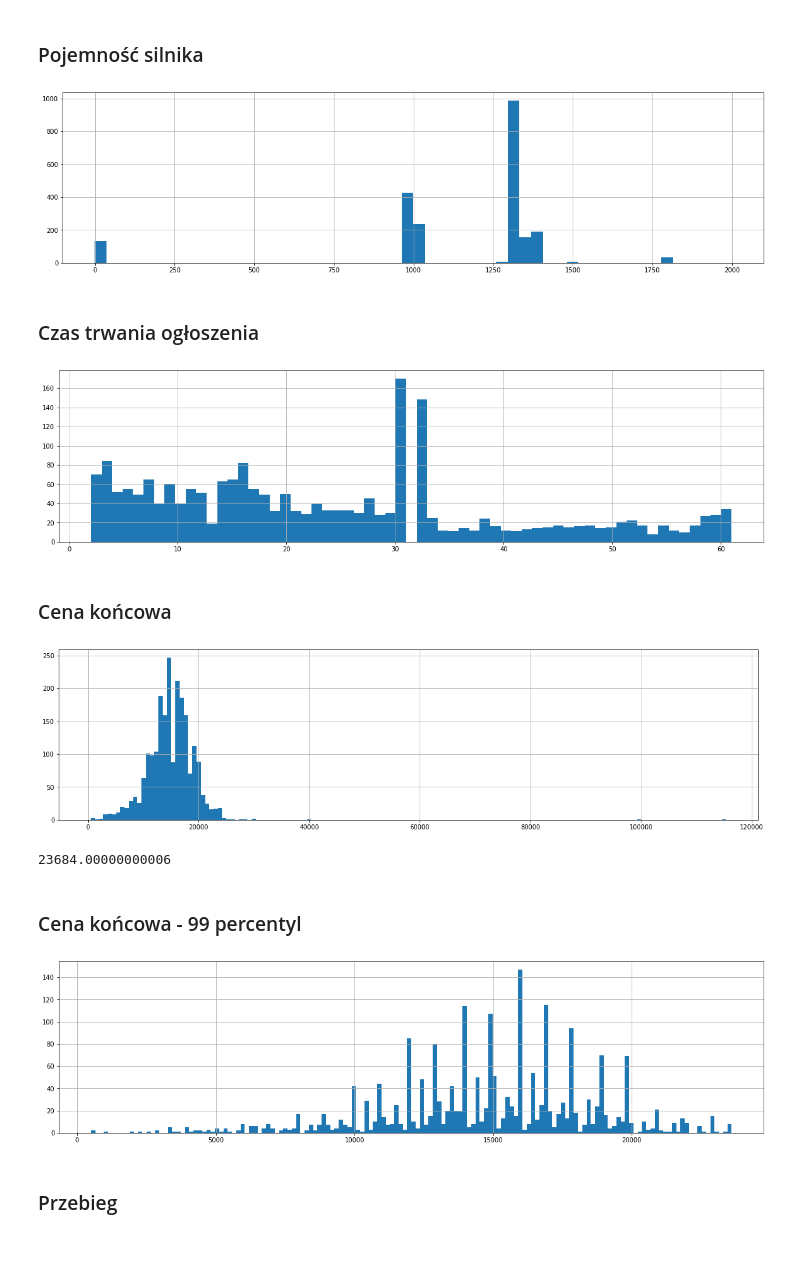
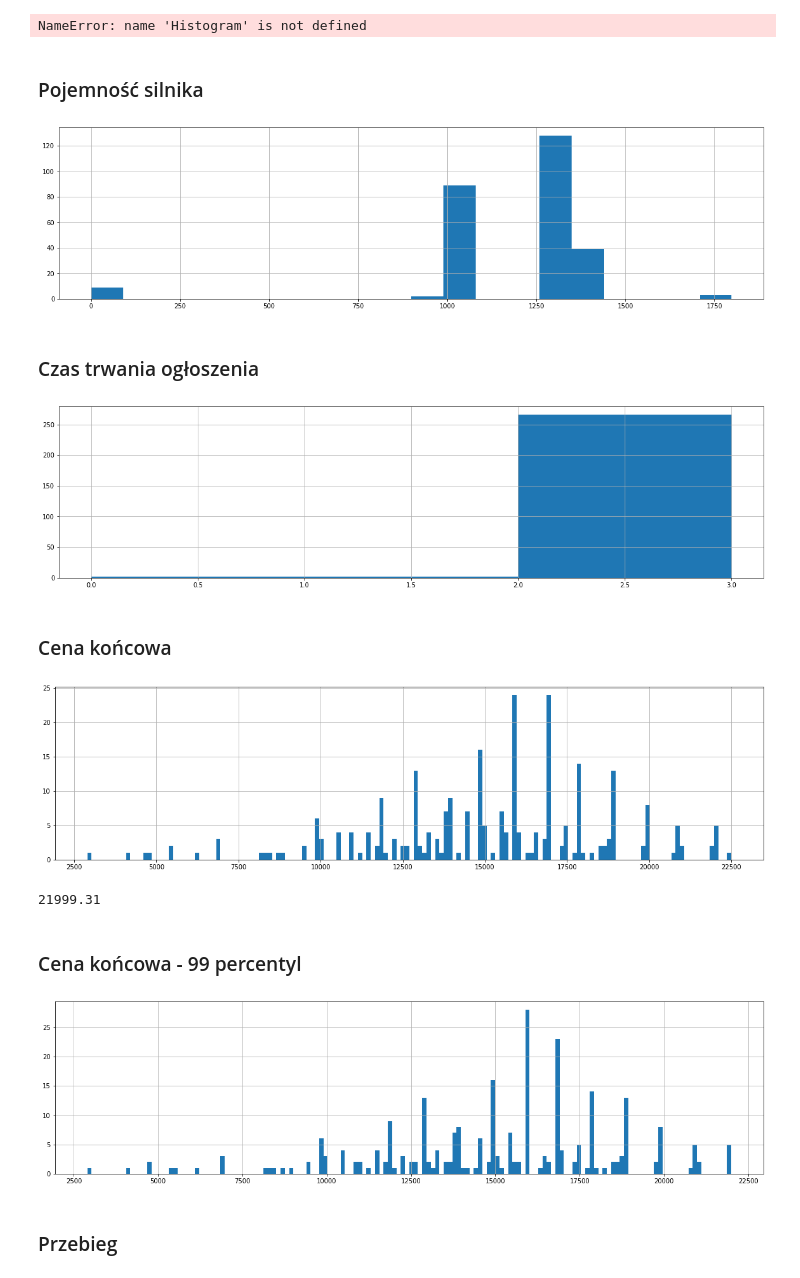
Before and after one commit to mgurg/py_otomoto, a Jupyter notebook: py_otomoto.ipynb, the cells around one changed output. Drawn from its saved outputs; the diff is of its cells as text; code cells hidden in the pictures; blank space fills up the shorter version.

```diff
--- a/py_otomoto.ipynb
+++ b/py_otomoto.ipynb
@@ -3,11 +0,0 @@
-# %%
-import pandas as pd
-import sqlite3
-
-conn = sqlite3.connect("pythonsqlite.db")
-df = pd.read_sql_query("select * from otomoto_20200330;", conn)
-df.head(5)
-
-df2 = pd.read_sql_query("select * from otomoto_20200331 limit 15;", conn)
-
-df3 = pd.read_sql_query("select * from car_ID6zTdC2;", conn)
@@ -150,3 +47,0 @@ import seaborn as sns
-# %%
-df = pd.read_csv('my_df.csv')
-df.head(3)
@@ -163,11 +167,31 @@ plt.show()
+# %%
+def plot_bokeh():
+    p = figure(plot_width=400, plot_height=400)
+
+    # add a circle renderer with a size, color, and alpha
+    p.circle([1, 2, 3, 4, 5], [6, 7, 2, 4, 5], size=20, color="navy", alpha=0.5)
+
+
+    # show the results
+    show(p)
+
+def plot_hist():
+    p = Histogram(df['price'], title="MPG Distribution")
+    show(p)
+
+#%time plot_bokeh()
+
+%time plot_hist()
+# %% [output]
+NameError: name 'Histogram' is not defined
 # %% [markdown]
 ### Pojemność silnika
 # %%
-disp_counter = df['displacement'].nunique()
-df['displacement'].hist(bins=disp_counter,figsize=(20,5))
+disp_counter = df['engine_capacity'].nunique()
+df['engine_capacity'].hist(bins=disp_counter,figsize=(20,5))
 plt.show()
 # %% [output]
-[figure, old version]
+[figure, new version]
 # %% [markdown]
 ### Czas trwania ogłoszenia
 # %%
@@ -175,27 +199,27 @@ offer_duration = df['duration'].max()
 df['duration'].hist(bins=offer_duration,figsize=(20,5))
 plt.show()
 # %% [output]
-[figure, old version]
+[figure, new version]
 # %% [markdown]
 ### Cena końcowa
 # %%
-df['end_price'].hist(bins=150,figsize=(20,5))
+df['price'].hist(bins=150,figsize=(20,5))
 plt.show()
 # %% [output]
-[figure, old version]
+[figure, new version]
 # %%
-filter_max = np.percentile(df['end_price'],99)
+filter_max = np.percentile(df['price'],99)
 filter_max
 # %% [output]
-23684.00000000006
+21999.31
 # %% [markdown]
 ### Cena końcowa - 99 percentyl
 # %%
-df_filter = df[df['end_price'] < filter_max]
-df_filter['end_price'].hist(bins=150,figsize=(20,5))
+df_filter = df[df['price'] < filter_max]
+df_filter['price'].hist(bins=150,figsize=(20,5))
 plt.show()
 # %% [output]
-[figure, old version]
+[figure, new version]
 # %% [markdown]
 ### Przebieg
 # %%
```
Also changed, not shown: parts of 37 cells of this notebook, 1 other file.
